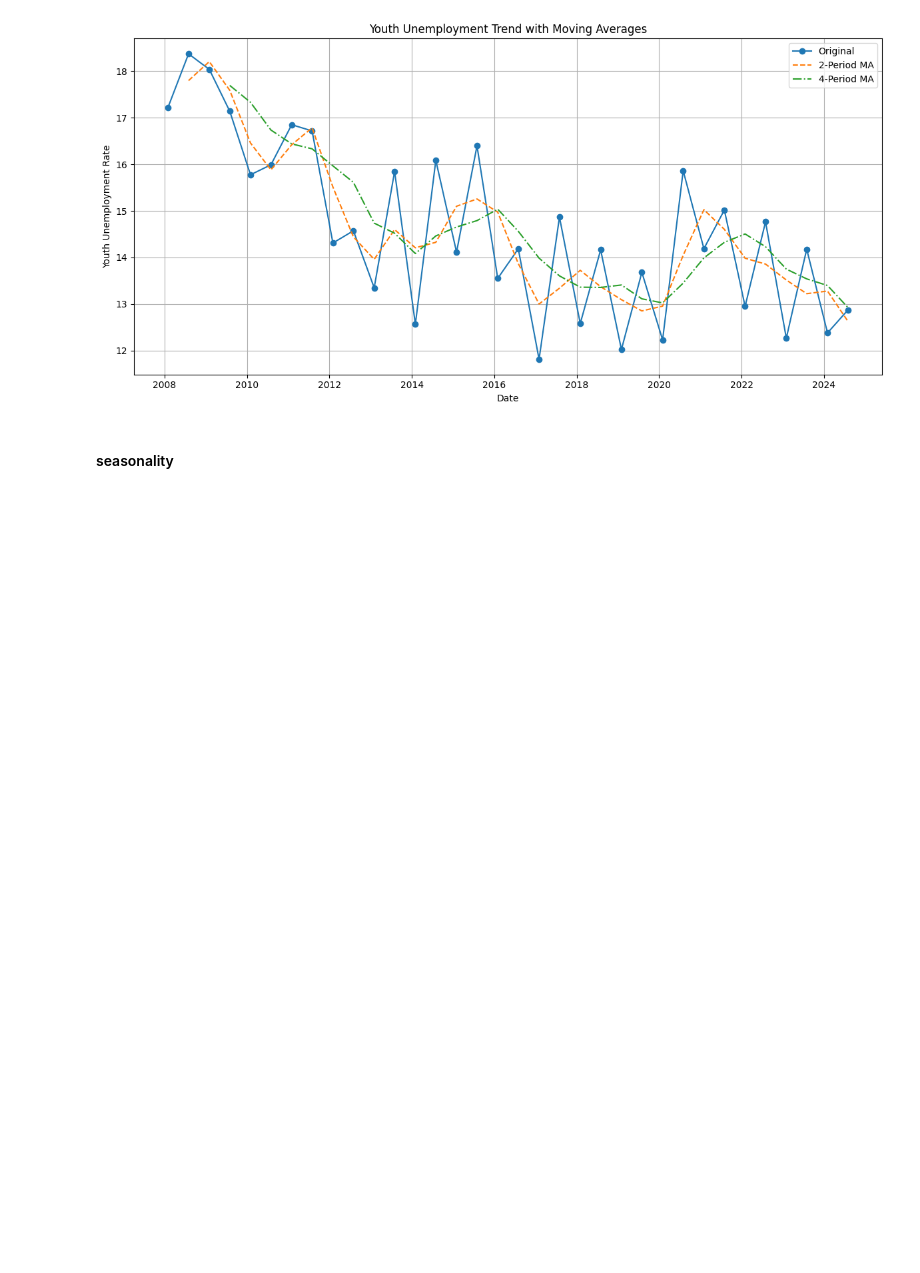
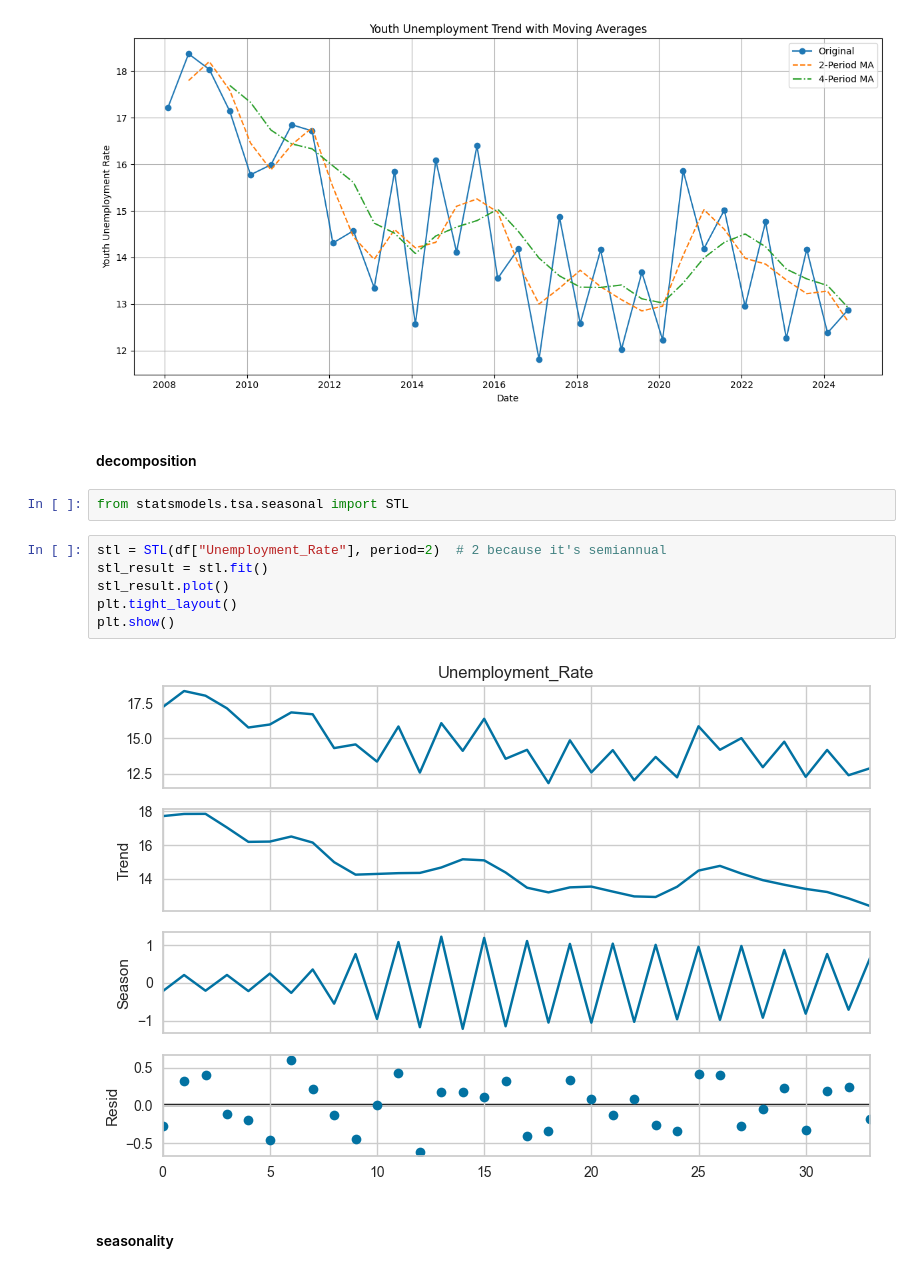
Before and after one commit to imajirzl/thesis-unemployment-rate, a Jupyter notebook: analysis/youth.ipynb, the cells around one changed output. Saved outputs shown, nothing was run; the diff lists cells and outputs as text; blank space fills up the shorter version.

Commit message:
add STL decomposition

```diff
--- a/analysis/youth.ipynb
+++ b/analysis/youth.ipynb
@@ -59,6 +63,18 @@ plt.tight_layout()
 plt.show()
 # %% [output]
 [figure]
+# %% [markdown]
+#### decomposition
+# %%
+from statsmodels.tsa.seasonal import STL
+# %%
+stl = STL(df["Unemployment_Rate"], period=2)  # 2 because it's semiannual
+stl_result = stl.fit()
+stl_result.plot()
+plt.tight_layout()
+plt.show()
+# %% [output]
+[figure, added]
 # %% [markdown]
 #### seasonality
 # %%
```
Also changed, not shown: parts of 2 cells of this notebook.
